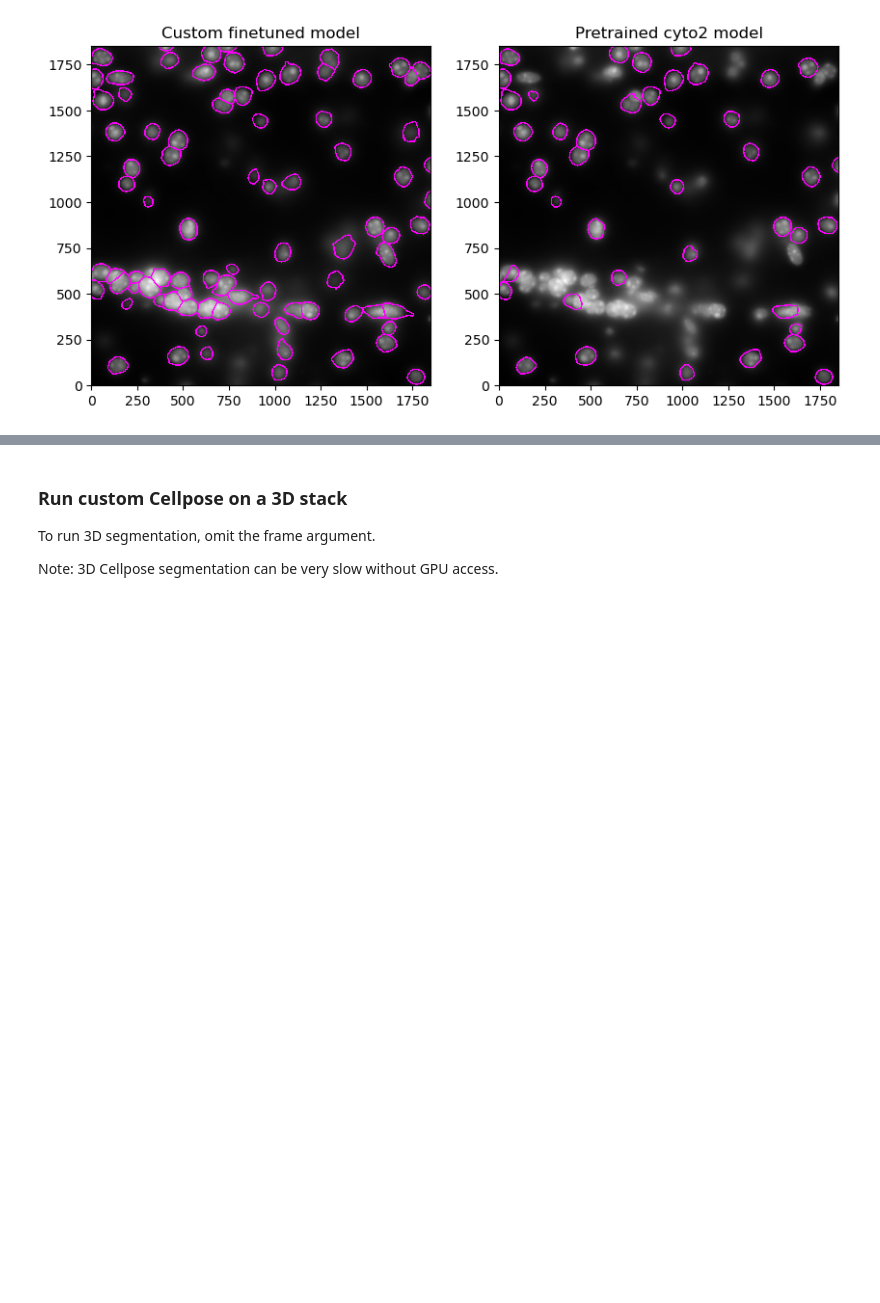
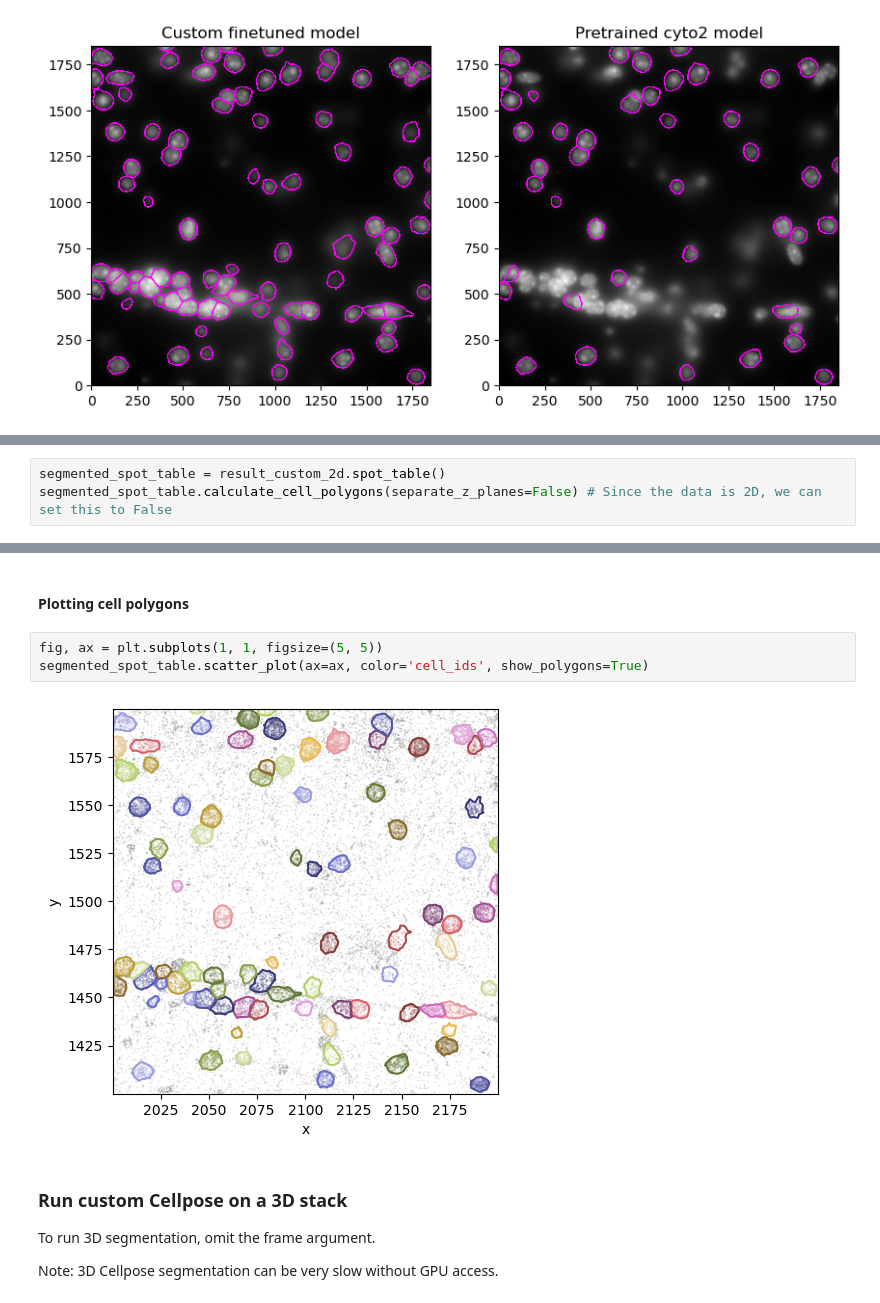
Before and after one commit to AllenInstitute/spots-in-space, a Jupyter notebook: demos/merscope_demo.ipynb, the cells around one changed output, grey strips where cells are left out. Cells and saved outputs as stored; diff of their text form; blank space fills up the shorter version.

Commit message:
added polygons to demos, cyto2-->3species in stereoseq

```diff
--- a/demos/merscope_demo.ipynb
+++ b/demos/merscope_demo.ipynb
@@ -167,0 +175,3 @@ plt.show()
+# %%
+segmented_spot_table = result_custom_2d.spot_table()
+segmented_spot_table.calculate_cell_polygons(separate_z_planes=False) # Since the data is 2D, we can set this to False
@@ -168,3 +211,10 @@ plt.show()
+# %% [markdown]
+#### Plotting cell polygons
+# %%
+fig, ax = plt.subplots(1, 1, figsize=(5, 5))
+segmented_spot_table.scatter_plot(ax=ax, color='cell_ids', show_polygons=True)
+# %% [output]
+[figure, added]
 # %% [markdown]
 ### Run custom Cellpose on a 3D stack
 
```
Also changed, not shown: parts of 14 cells of this notebook, 2 other files.
